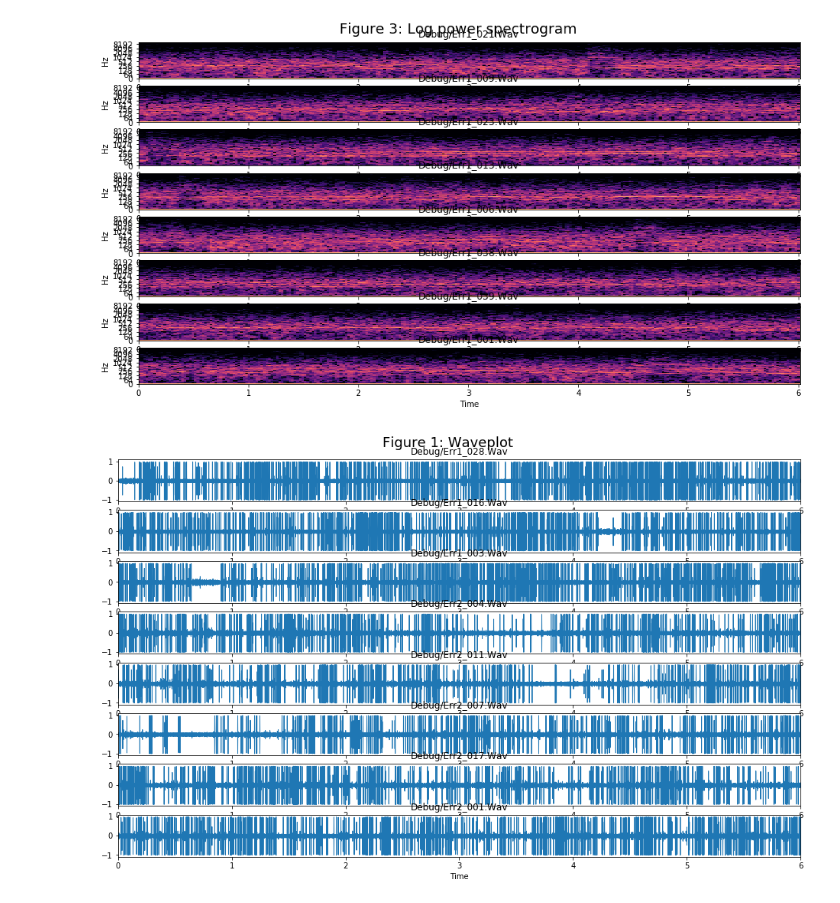
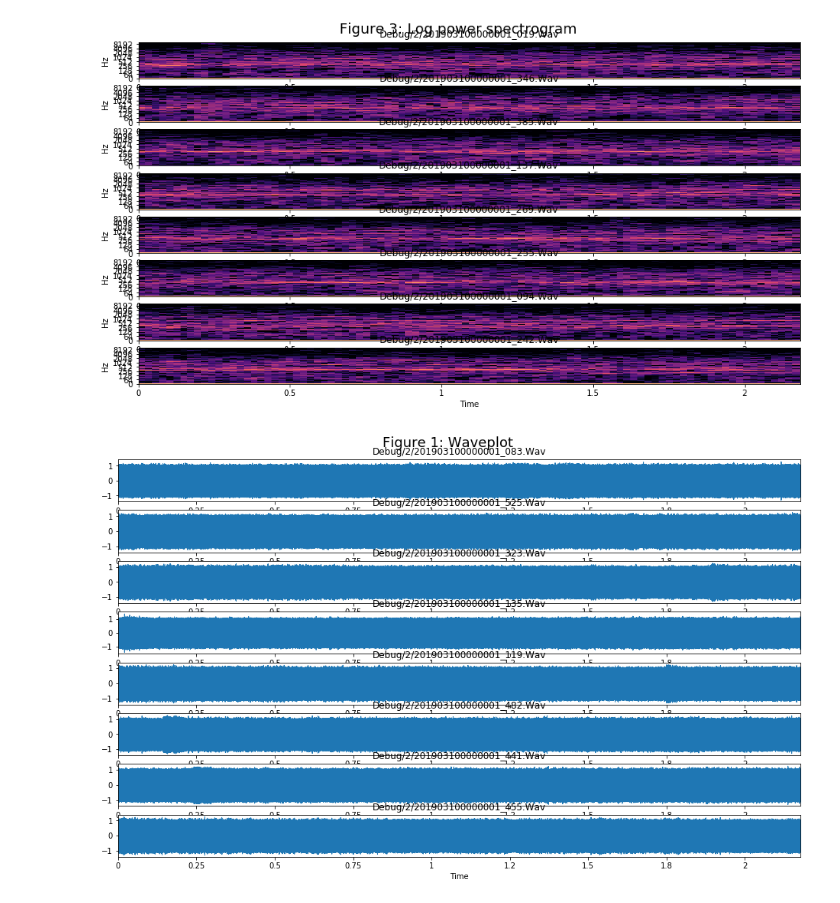
Before and after one commit to 393061874/soundmonitor, a Jupyter notebook: plot_sound.ipynb, the cells around one changed output. Drawn from its saved outputs; the diff is of its cells as text; code cells hidden in the pictures.

```diff
--- a/plot_sound.ipynb
+++ b/plot_sound.ipynb
@@ -87,7 +87,7 @@ snds = ["samples/h38~07-21~1~01-54-26.mp3","samples/25-1~07-21~1~00-35-21.mp3",
         "samples/err1.wav","samples/err2.wav","samples/err3.wav","samples/err4.wav"]
 
 #snds = ["debug/err1_007.wav","debug/err1_017.wav","debug/err1_022.wav","debug/err1_034.wav","debug/err1_039.wav"]
-snds = glob.glob("debug/*.wav")
+snds = glob.glob("debug/2/*.wav")
 
 #print "check files:", snds
 plot_snd(snds[:8])
@@ -123,2 +123,2 @@ print("done : ",time.strftime('Run time: %Y-%m-%d %H:%M:%S'))
-[figure, old version]
+[figure, new version]
-[figure, old version]
+[figure, new version]
```
Also changed, not shown: parts of 1 cell of this notebook, 2 other files.
